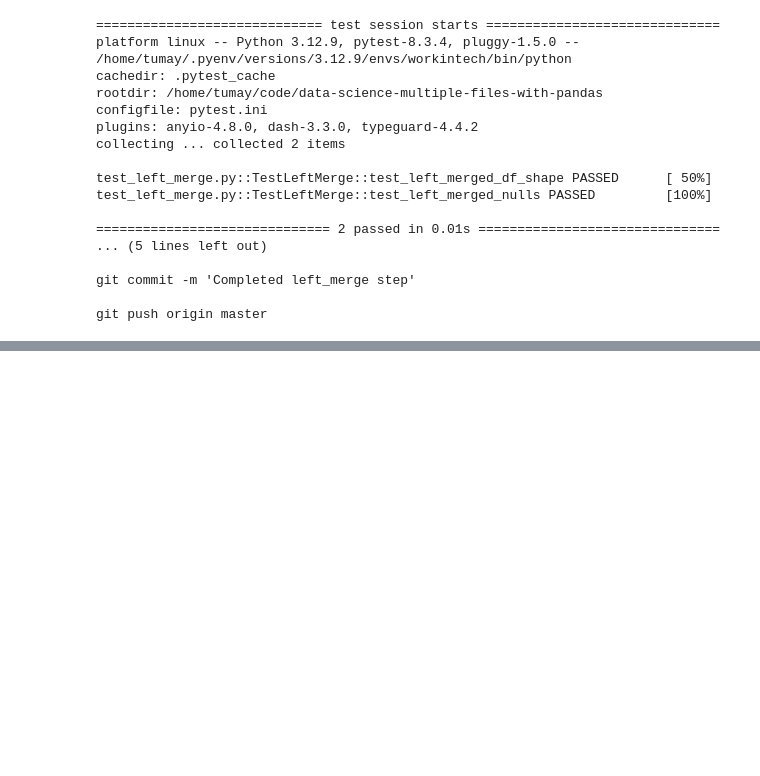
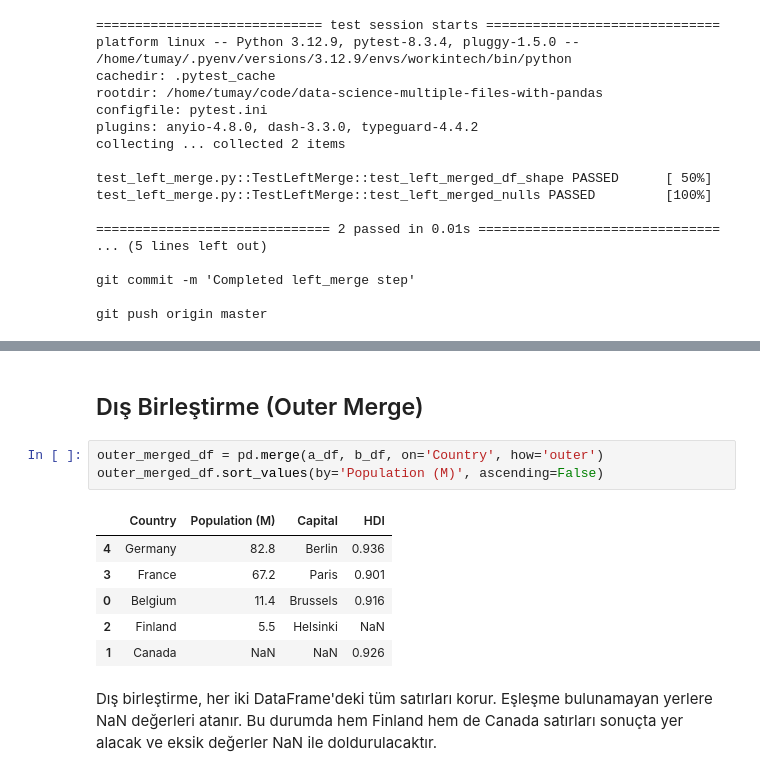
Before and after one commit to tmy-datamesa/data-science-multiple-files-with-pandas, a Jupyter notebook: multiple_files.ipynb, the cells around one changed output, grey strips where cells are left out. Cells and saved outputs as stored; diff of their text form; blank space fills up the shorter version.

```diff
--- a/multiple_files.ipynb
+++ b/multiple_files.ipynb
@@ -123,0 +163,14 @@ git push origin master
+# %% [markdown]
+## Dış Birleştirme (Outer Merge)
+# %%
+outer_merged_df = pd.merge(a_df, b_df, on='Country', how='outer')
+outer_merged_df.sort_values(by='Population (M)', ascending=False)
+# %% [output]
+|  | Country | Population (M) | Capital | HDI |
+| 4 | Germany | 82.8 | Berlin | 0.936 |
+| 3 | France | 67.2 | Paris | 0.901 |
+| 0 | Belgium | 11.4 | Brussels | 0.916 |
+| 2 | Finland | 5.5 | Helsinki | NaN |
+| 1 | Canada | NaN | NaN | 0.926 |
+# %% [markdown]
+Dış birleştirme, her iki DataFrame'deki tüm satırları korur. Eşleşme bulunamayan yerlere NaN değerleri atanır. Bu durumda hem Finland hem de Canada satırları sonuçta yer alacak ve eksik değerler NaN ile doldurulacaktır.
```
Also changed, not shown: parts of 19 cells of this notebook.
